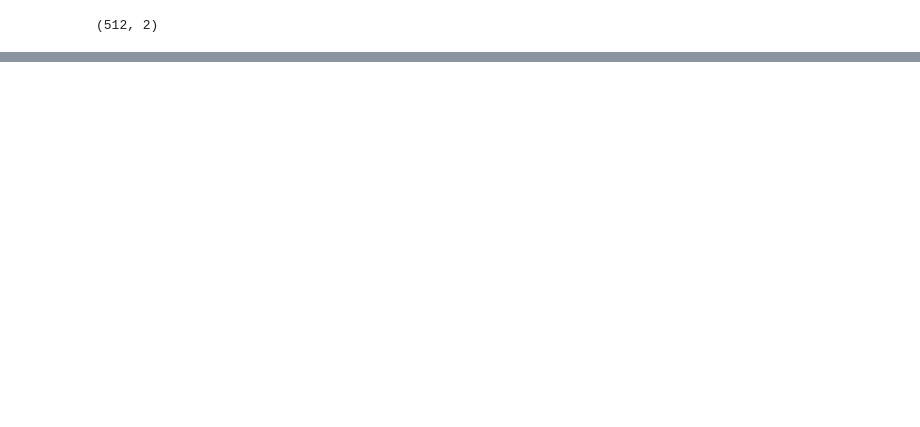
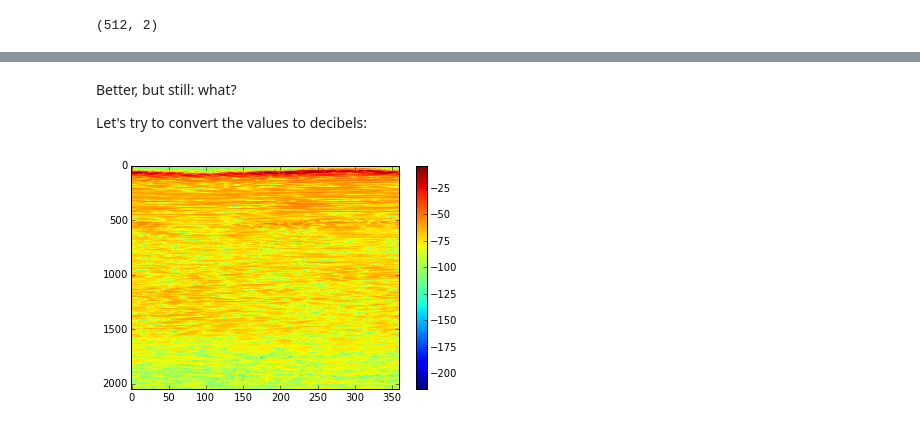
Before and after one commit to spatialaudio/selected-topics-in-audio-signal-processing-exercises, a Jupyter notebook: brir-solutions.ipynb, the cells around one changed output, grey strips where cells are left out. Drawn from its saved outputs; the diff is of its cells as text; code cells hidden in the pictures; blank space fills up the shorter version.

```diff
--- a/brir-solutions.ipynb
+++ b/brir-solutions.ipynb
@@ -169,0 +237,9 @@ If you use any other type of headphones, the result might not sound better, it m
+# %% [markdown]
+Better, but still: what?
+
+Let's try to convert the values to decibels:
+# %%
+plt.imshow(20 * np.log10(np.abs(irs.left)), aspect='auto')
+plt.colorbar();
+# %% [output]
+[figure, added]
```
Also changed, not shown: parts of 26 cells of this notebook, 5 other files.
